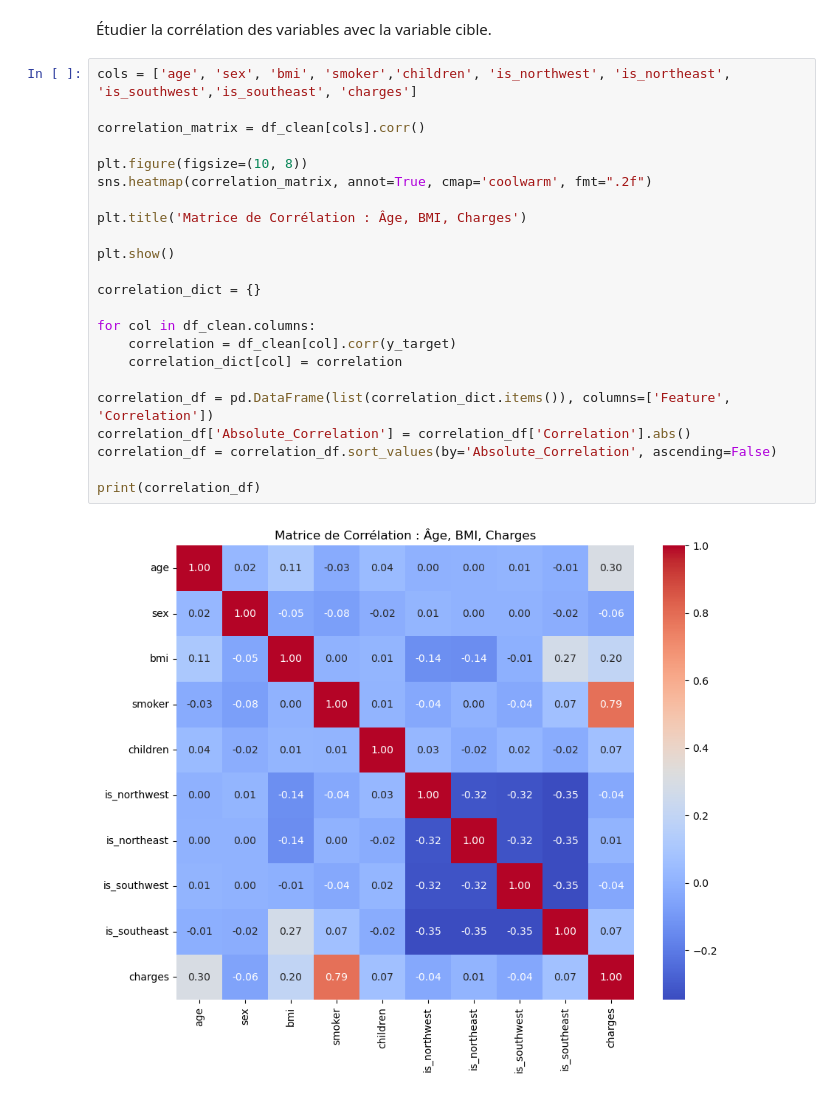
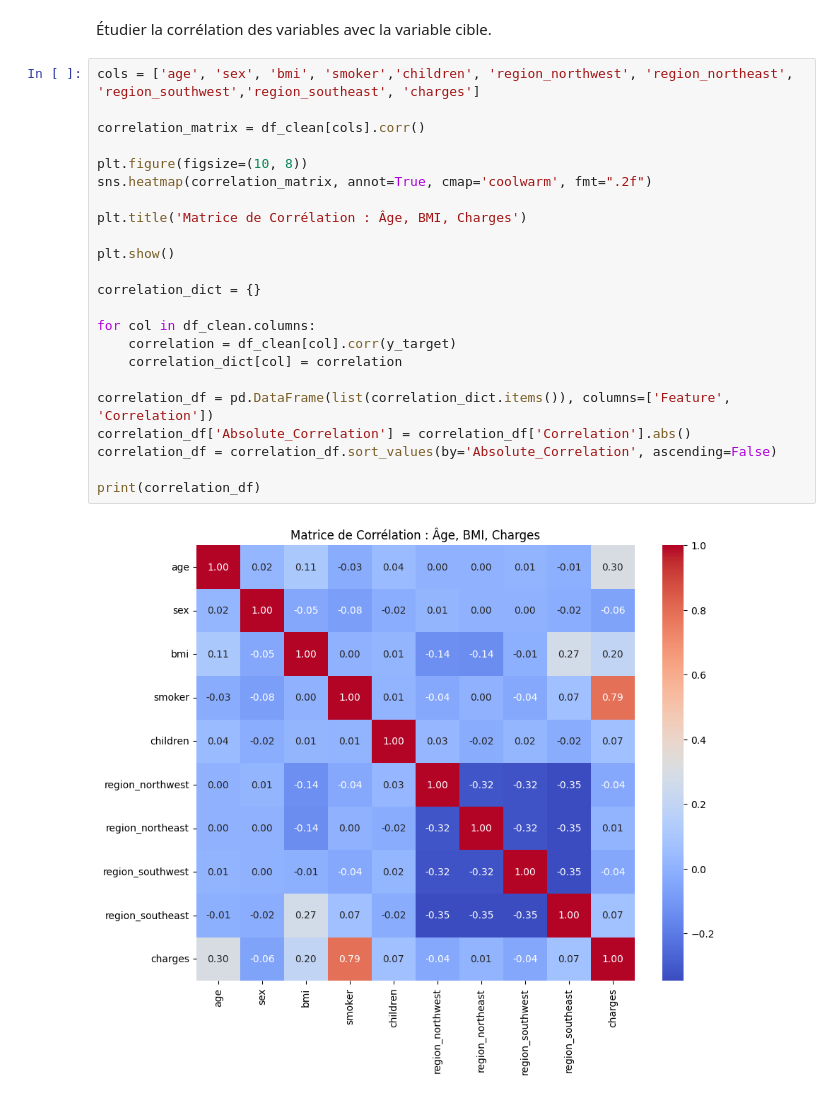
Before and after one commit to ElieLECAS/Assurance_FE, a Jupyter notebook: NoteBook_Analyse.ipynb, the cells around one changed output. Saved outputs shown, nothing was run; the diff lists cells and outputs as text.

```diff
--- a/NoteBook_Analyse.ipynb
+++ b/NoteBook_Analyse.ipynb
@@ -95,27 +95,27 @@ for col in numeric_columns:
 # %% [markdown]
 Étudier la corrélation des variables avec la variable cible.
 # %%
-cols = ['age', 'sex', 'bmi', 'smoker','children', 'is_northwest', 'is_northeast', 'is_southwest','is_southeast', 'charges']
+cols = ['age', 'sex', 'bmi', 'smoker','children', 'region_northwest', 'region_northeast', 'region_southwest','region_southeast', 'charges']
 
 correlation_matrix = df_clean[cols].corr()
 
 plt.figure(figsize=(10, 8))
 sns.heatmap(correlation_matrix, annot=True, cmap='coolwarm', fmt=".2f")
 
 plt.title('Matrice de Corrélation : Âge, BMI, Charges')
 
 plt.show()
 
 correlation_dict = {}
 
 for col in df_clean.columns:
     correlation = df_clean[col].corr(y_target)
     correlation_dict[col] = correlation
 
 correlation_df = pd.DataFrame(list(correlation_dict.items()), columns=['Feature', 'Correlation'])
 correlation_df['Absolute_Correlation'] = correlation_df['Correlation'].abs()
 correlation_df = correlation_df.sort_values(by='Absolute_Correlation', ascending=False)
 
 print(correlation_df)
 # %% [output]
-[figure, old version]
+[figure, new version]
```
Also changed, not shown: parts of 3 cells of this notebook, 4 other files.
